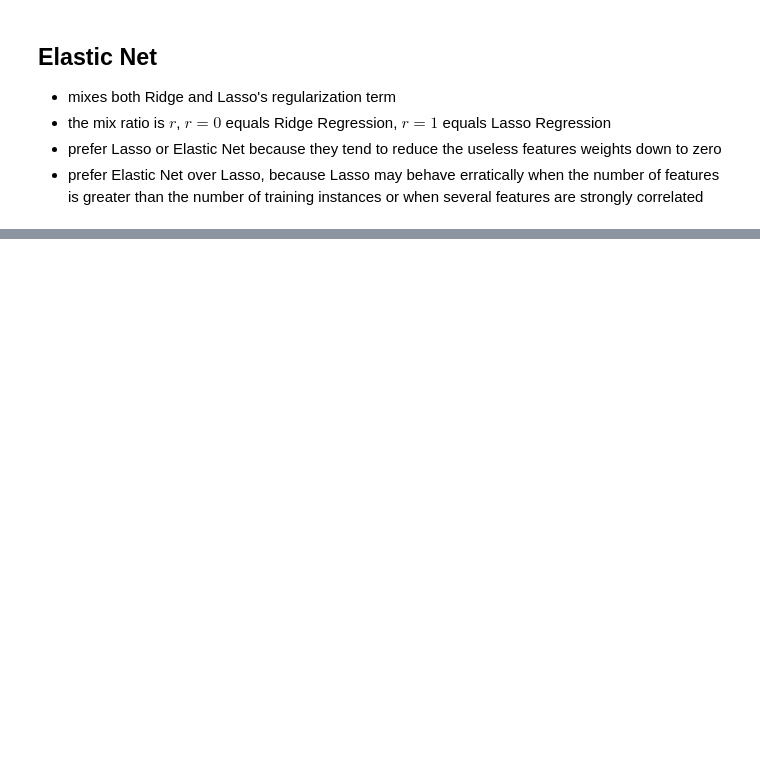
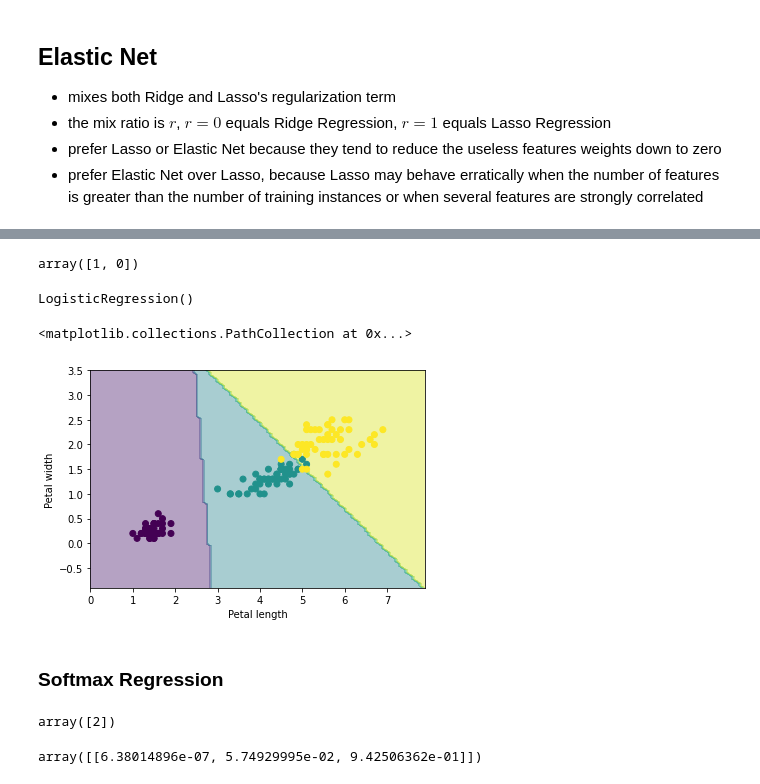
Before and after one commit to alextanhongpin/hands-on-machine-learning-with-scikit-learn, a Jupyter notebook: 04_training-models.ipynb, the cells around one changed output, grey strips where cells are left out. Drawn from its saved outputs; the diff is of its cells as text; code cells hidden in the pictures; blank space fills up the shorter version.

```diff
--- a/04_training-models.ipynb
+++ b/04_training-models.ipynb
@@ -208,0 +295,39 @@ array([3.77744991])
+# %%
+log_reg.predict([[1.7], [1.5]])
+# %% [output]
+array([1, 0])
+# %%
+X = iris["data"][:, 2:]  # Petal width and length
+y = iris["target"]
+
+log_reg = LogisticRegression()
+log_reg.fit(X, y)
+# %% [output]
+LogisticRegression()
+# %%
+from sklearn.inspection import DecisionBoundaryDisplay
+
+DecisionBoundaryDisplay.from_estimator(
+    log_reg,
+    X,
+    alpha=0.4,
+    response_method="predict",
+    xlabel="Petal length",
+    ylabel="Petal width",
+)
+plt.scatter(X[:, 0], X[:, 1], c=y)
+# %% [output]
+<matplotlib.collections.PathCollection at 0x...>
+[figure, added]
+# %% [markdown]
+### Softmax Regression
+# %%
+softmax_reg = LogisticRegression(multi_class="multinomial", solver="lbfgs", C=10)
+softmax_reg.fit(X, y)
+softmax_reg.predict([[5, 2]])
+# %% [output]
+array([2])
+# %%
+softmax_reg.predict_proba([[5, 2]])
+# %% [output]
+array([[6.38014896e-07, 5.74929995e-02, 9.42506362e-01]])
```
Also changed, not shown: parts of 28 cells of this notebook.
